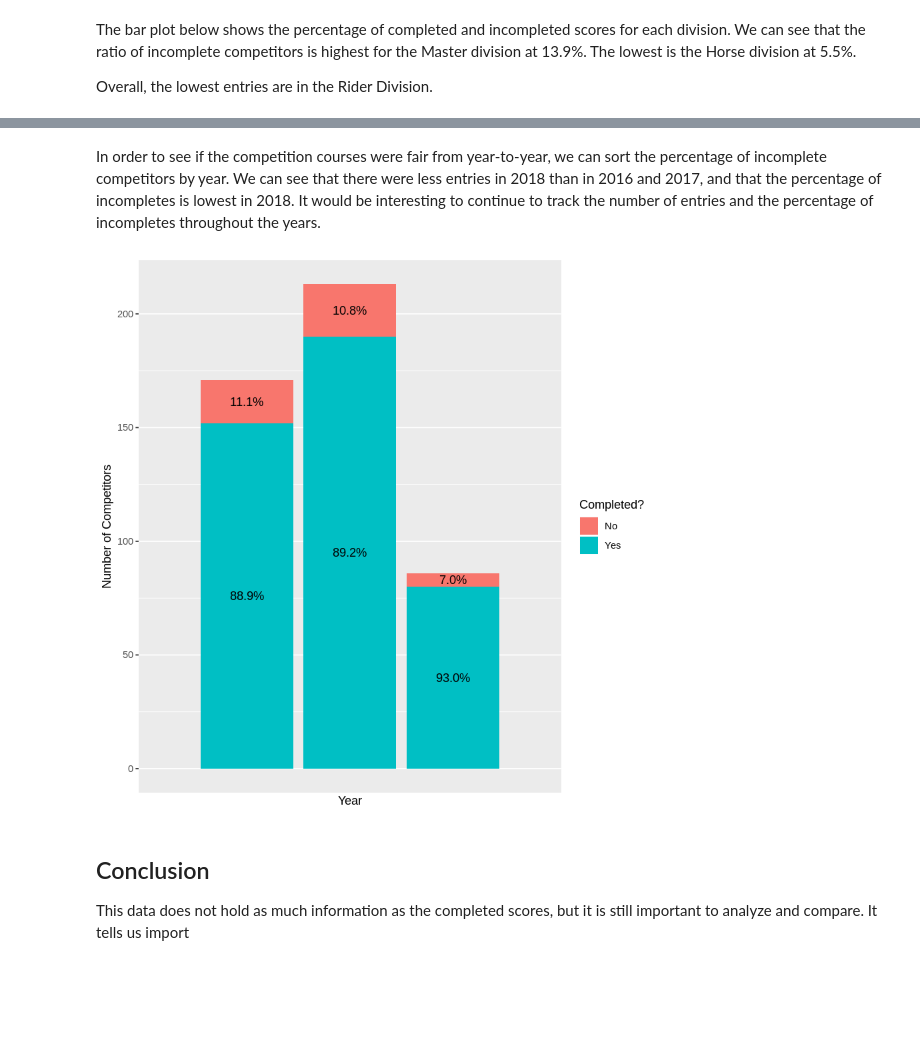
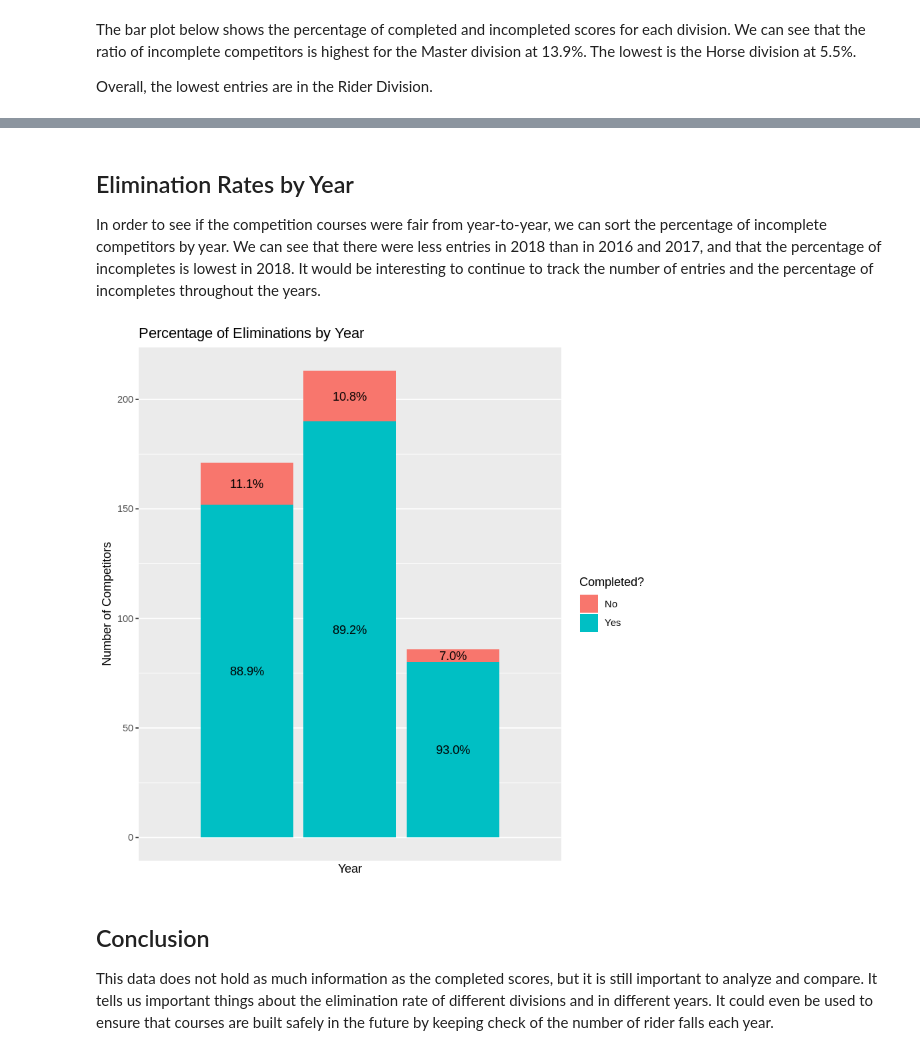
Before and after one commit to jschoeggl/MDSD692, a Jupyter notebook: notebooks/SchoegglJacquieMSDS692ExploratoryIncompleted.ipynb, the cells around one changed output, grey strips where cells are left out. Drawn from its saved outputs; the diff is of its cells as text; code cells hidden in the pictures; blank space fills up the shorter version.

```diff
--- a/notebooks/SchoegglJacquieMSDS692ExploratoryIncompleted.ipynb
+++ b/notebooks/SchoegglJacquieMSDS692ExploratoryIncompleted.ipynb
@@ -94,18 +94,21 @@ ggplot(total %>% count(Division, Completed) %>% group_by(Division) %>%
 # %% [markdown]
+## Elimination Rates by Year
+
 In order to see if the competition courses were fair from year-to-year, we can sort the percentage of incomplete competitors by year.  We can see that there were less entries in 2018 than in 2016 and 2017, and that the percentage of incompletes is lowest in 2018.  It would be interesting to continue to track the number of entries and the percentage of incompletes throughout the years.
 # %%
 ggplot(total %>% count(Year, Completed) %>% group_by(Year) %>%
          mutate(percent=n/sum(n)),
          aes(Year, n, fill=Completed)) +
        geom_bar(stat="identity") +
        geom_text(aes(label=paste0(sprintf("%1.1f", percent*100),"%")),
             position=position_stack(vjust=0.5)) +
     scale_x_discrete("Year") +
     scale_y_continuous(numberOfCompetitorsLabel) +
-        scale_fill_discrete(name="Completed?", label=c("No", "Yes"))
+        scale_fill_discrete(name="Completed?", label=c("No", "Yes")) +
+        ggtitle("Percentage of Eliminations by Year")
 # %% [output]
-[figure, old version]
+[figure, new version]
 # %% [markdown]
 ## Conclusion
 
-This data does not hold as much information as the completed scores, but it is still important to analyze and compare.  It tells us import
+This data does not hold as much information as the completed scores, but it is still important to analyze and compare.  It tells us important things about the elimination rate of different divisions and in different years.  It could even be used to ensure that courses are built safely in the future by keeping check of the number of rider falls each year.
```
Also changed, not shown: parts of 2 cells of this notebook.
